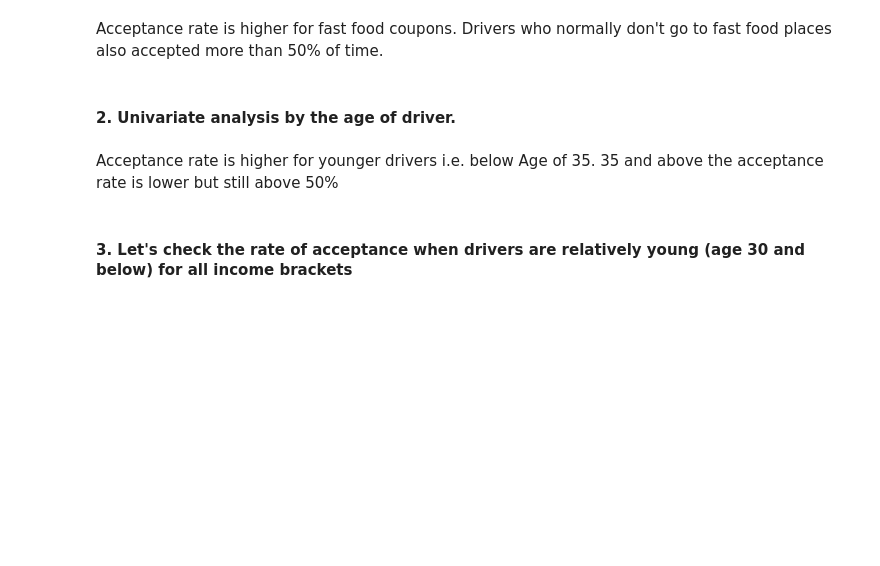
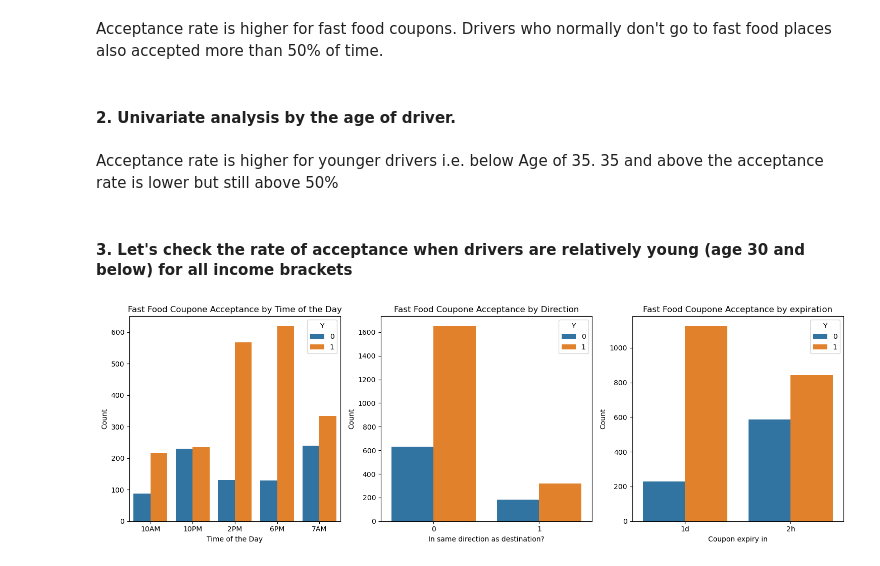
Before and after one commit to pbtrivedi/coupon_analysis, a Jupyter notebook: src/analysis.ipynb, the cells around one changed output. Saved outputs shown, nothing was run; the diff lists cells and outputs as text; code cells hidden in the pictures; blank space fills up the shorter version.

Commit message:
Separated Analysis from Prompt. Created graph images in images folder.

```diff
--- a/src/analysis.ipynb
+++ b/src/analysis.ipynb
@@ -85,22 +78,21 @@ See the caveats in the documentation: https://pandas.pydata.org/pandas-docs/stab
 # New Numeric Values: below21 -> 20, 21-25 -> 21, 26-30 -> 26, 31-35 -> 31
 #                                36-40 -> 36, 41-45 -> 41, 46-50 -> 46, 50plus -> 51
 import re
+
+# Regular expression to find and extract first group of numbers
 patt = r"^.[^\d]*(\d+)\s*"
 
-def modify_income_value(x:str):
+def modify_income_value(value:str):
 
-    if x == "Less than $12500":
+    if value == "Less than $12500":
         return int(12499)
 
-    m = re.match(patt,x)
-    if m:
-        return int(m.group(1))
+    match = re.match(patt,value)
+    if match:
+        return int(match.group(1))
 
 
-
-#ff_coupons['income'].apply(modify_income_value).unique()
-
-ff_coupons['income_num'] = ff_coupons['income'].apply(modify_income_value)
+ff_coupons.loc[:, 'income_num'] = ff_coupons['income'].apply(modify_income_value)
 
 print(ff_coupons['income_num'].describe())
 # %% [output]
@@ -122,7 +109,7 @@ See the caveats in the documentation: https://pandas.pydata.org/pandas-docs/stab
 #3 Y
 #  Y: 1 -> "Accepted", 0-> "Rejected"
 
-ff_coupons['Y_str'] = ff_coupons['Y'].map({0:"Rejected", 1:"Accepted"})
+ff_coupons.loc[:, 'Y_str'] = ff_coupons['Y'].map({0:"Rejected", 1:"Accepted"})
 
 ff_coupons['Y_str'].unique()
 # %% [output]
@@ -237,0 +214,46 @@ fig3.show()
+# %%
+# direction_same: 0, 1,
+# time: 10AM, 10PM, 2PM, 6PM, 7AM,
+# coupon: Restaurant(<20),
+# expiration: 1d, 2h,
+
+# Create subplots
+fig4, axes = plt.subplots(1, 3, figsize=(15, 5), sharey=False) # 1 row, 3 columns
+
+# Create three barplot by three different values
+## First by the time of the day
+sns.barplot(data=ff_coupons.groupby(['time', 'Y']).aggregate('count')['destination'].reset_index(name='count'),
+            x='time',
+            y='count',
+            hue='Y',
+            ax=axes[0])
+axes[0].set_title(f'Fast Food Coupone Acceptance by Time of the Day')
+axes[0].set_xlabel('Time of the Day')
+axes[0].set_ylabel('Count')
+
+## Second by the Direction
+sns.barplot(data=ff_coupons.groupby(['direction_same', 'Y']).aggregate('count')['destination'].reset_index(name='count'),
+            x='direction_same',
+            y='count',
+            hue='Y',
+            ax=axes[1])
+axes[1].set_title(f'Fast Food Coupone Acceptance by Direction')
+axes[1].set_xlabel('In same direction as destination?')
+axes[1].set_ylabel('Count')
+
+## Third by the Coupon expirty timing
+sns.barplot(data=ff_coupons.groupby(['expiration', 'Y']).aggregate('count')['destination'].reset_index(name='count'),
+            x='expiration',
+            y='count',
+            hue='Y',
+            ax=axes[2])
+axes[2].set_title(f'Fast Food Coupone Acceptance by expiration')
+axes[2].set_xlabel('Coupon expiry in')
+axes[2].set_ylabel('Count')
+
+# Adjust layout and display the plot
+plt.tight_layout()
+plt.show()
+fig4.savefig('images/fig4.png')
+# %% [output]
+[figure, added]
```
Also changed, not shown: parts of 11 cells of this notebook, 5 other files.
